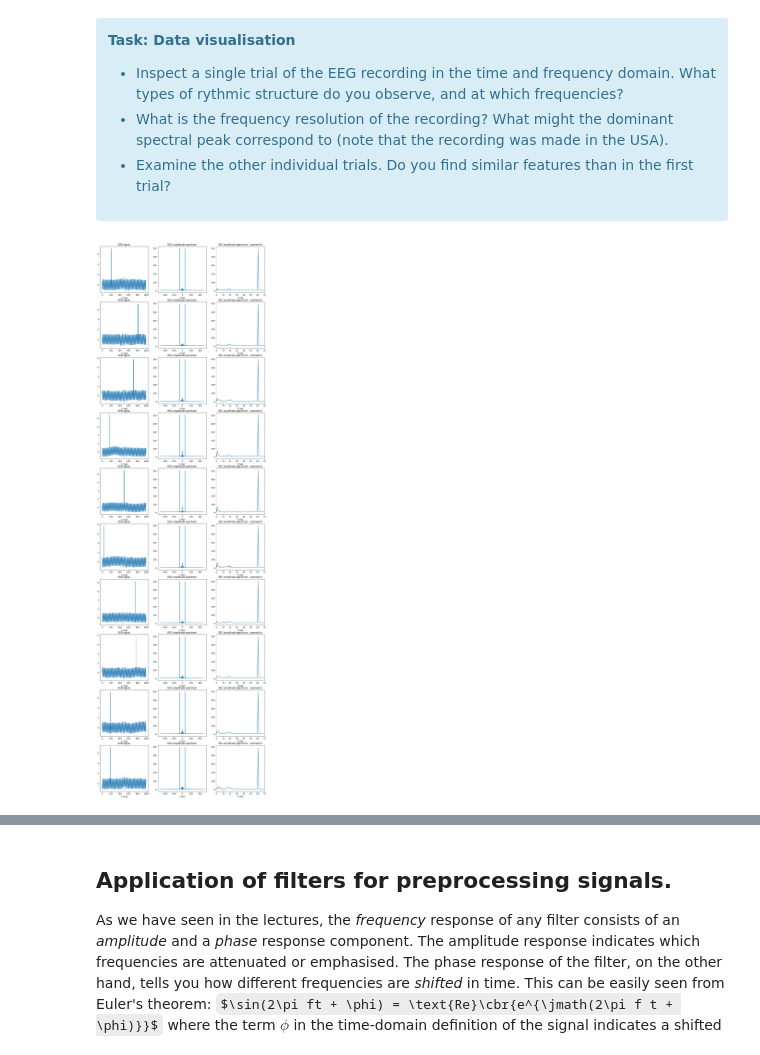
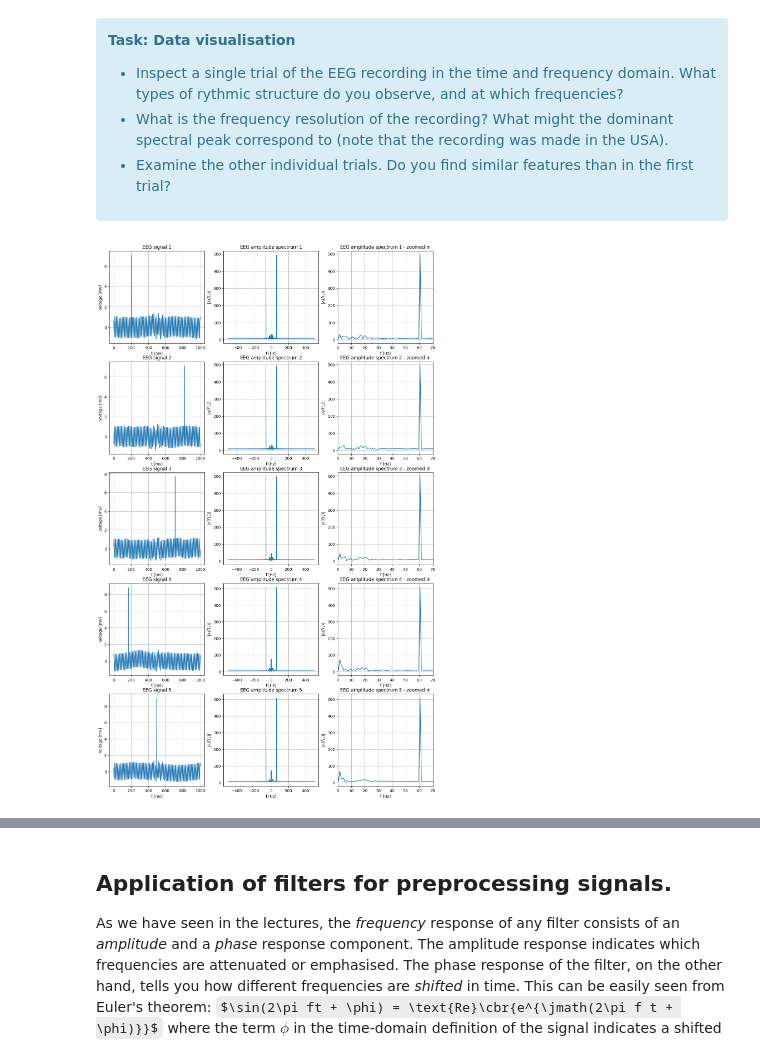
Before and after one commit to vbelpair/Ugent, a Jupyter notebook: Medical_Signal_Processing_and_Statistics/assignment_5/ex05_vincent.ipynb, the cells around one changed output, grey strips where cells are left out. Saved outputs shown, nothing was run; the diff lists cells and outputs as text; code cells hidden in the pictures; some formulas as TeX source.

```diff
--- a/Medical_Signal_Processing_and_Statistics/assignment_5/ex05_vincent.ipynb
+++ b/Medical_Signal_Processing_and_Statistics/assignment_5/ex05_vincent.ipynb
@@ -100,37 +117,20 @@ $$H(z)=\prod^N_{i=1}H_i(z)$$
     * Increase $N$ by 1 and repeat the above step till $N=8$. When do the systems begin to diverge?
 # %%
 # Your Code Goes Here
-
-def PoleZeroPlot(ax, B,A=(1,)):
-
-    zeroes = np.roots(np.array(B))
-    poles = np.roots(np.array(A))
-    ax.plot(np.real(zeroes),np.imag(zeroes),'o',color='b',markersize=8)
-    ax.plot(np.real(poles),np.imag(poles),'x',color='r',markersize=8)
-    ax.set_xlim((-1.5,1.5))
-    ax.set_ylim((-1.5,1.5))
-    # Plot the unit circle
-    ax.plot(np.cos(np.arange(0,2*np.pi,np.pi/100)),np.sin(np.arange(0,2*np.pi,np.pi/100)),\
-            color='k')
-    ax.set_aspect('equal')
-    ax.grid('on')
-
-def PolynomialMultiply(polyA,polyB):
-    return np.convolve(polyA,polyB)
 
 def NotchFilter(FcTs,BTs):
     Q = FcTs/BTs
     Bz,Az = signal.iirnotch(FcTs,Q=Q,fs=1)
     return Bz,Az
 
-fig, ax = plt.subplots(ncols=4, nrows=7, figsize=(15,50))
+fig, ax = plt.subplots(ncols=4, nrows=4, figsize=(15,25))
 
 Fs, F, BW = 16000, 50, 10
 Bz1, Az1 = NotchFilter(F/Fs, BW/Fs)
 f,Hf_cascaded = signal.freqz(Bz1,Az1,fs=Fs)
 Bz, Az = Bz1, Az1
 L = [(Bz1, Az1)]
-for i in range(7):
+for i in range(4):
 
     Bzi, Azi = NotchFilter((i+2)*F/Fs, BW/Fs)
     L.append((Bzi,Azi))
@@ -146,6 +146,7 @@ for i in range(7):
     ax[i,1].set_xlim((0,0.1))
     ax[i,1].set_xlabel('fTs')
     ax[i,1].set_title(f'$|H(z)|$, N = {i+2} - Combined system')
+    ax[i,1].grid()
 
     # Cascaded system
 
@@ -160,6 +161,7 @@ for i in range(7):
     ax[i,3].set_xlim((0,0.06))
     ax[i,3].set_xlabel('fTs')
     ax[i,3].set_title(f'$|H(z)|$, N = {i+2} - Cascaded system')
+    ax[i,3].grid()
 
 # divergence starting from N=5!!!!
 # %% [output]
@@ -202,26 +255,32 @@ fs = 1/t[0] # Compute the sampling frequency - you will need this for later!
 # %%
 #Your Code Goes Here
 import scipy
 
-fig, ax = plt.subplots(nrows=eeg.shape[0], ncols=3, figsize=(15,50))
+fig, ax = plt.subplots(nrows=eeg.shape[0]//2, ncols=3, figsize=(15,25))
 f = np.linspace(-fs/2,fs/2,1000)
 
-for i in range(eeg.shape[0]):
+for i in range(eeg.shape[0]//2):
 
     eegi = eeg[i]
     EEGi = scipy.fft.fftshift(fft(eegi))
 
     ax[i,0].plot(eegi)
     ax[i,0].set_xlabel('t [ms]')
-    ax[i,0].set_title('EEG signal')
+    ax[i,0].set_ylabel('Voltage [mV]')
+    ax[i,0].set_title(f'EEG signal {i+1}')
+    ax[i,0].grid()
 
     ax[i,1].plot(f, abs(EEGi))
     ax[i,1].set_xlabel('f [Hz]')
-    ax[i,1].set_title('EEG amplitude spectrum')
+    ax[i,1].set_ylabel(r'$|A(fT_s)|$')
+    ax[i,1].set_title(f'EEG amplitude spectrum {i+1}')
+    ax[i,1].grid()
 
     ax[i,2].plot(f, abs(EEGi))
     ax[i,2].set_xlabel('f [Hz]')
-    ax[i,2].set_title('EEG amplitude spectrum - zoomed in')
+    ax[i,2].set_ylabel(r'$|A(fT_s)|$')
+    ax[i,2].set_title(f'EEG amplitude spectrum {i+1} - zoomed in')
     ax[i,2].set_xlim(0,70)
+    ax[i,2].grid()
 # %% [output]
-[figure, old version]
+[figure, new version]
```
Also changed, not shown: parts of 35 cells of this notebook, 6 other files.
